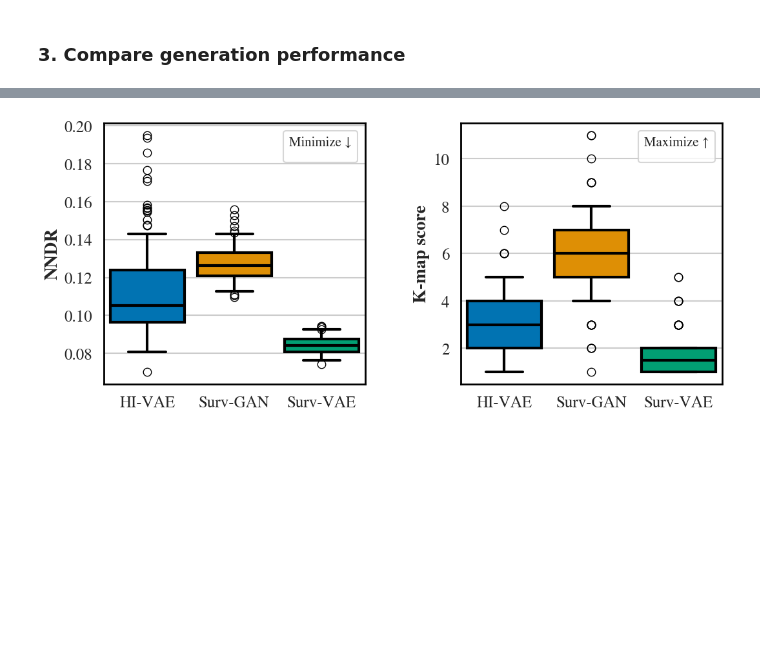
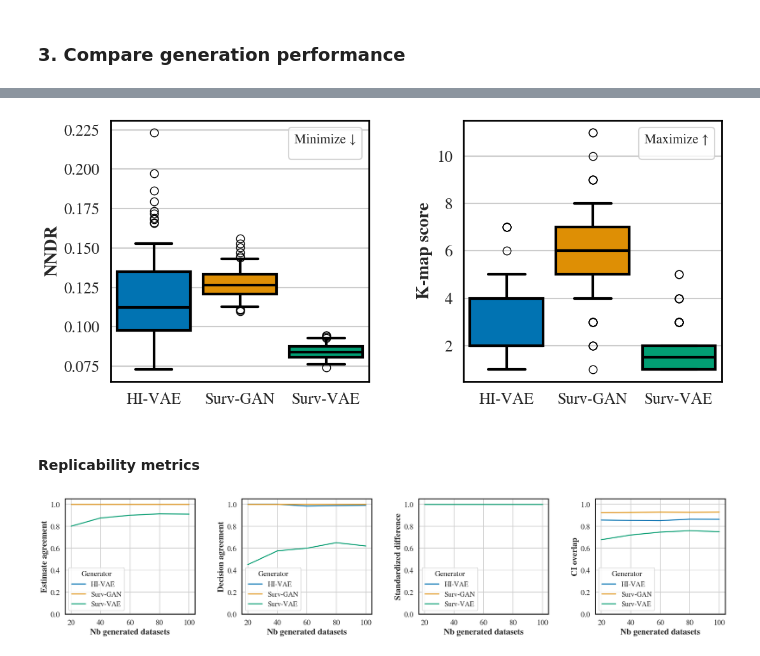
Before and after one commit to aguilloux/HI-VAE_Pytorch, a Jupyter notebook: tutorial_Aids_compare.ipynb, the cells around one changed output, grey strips where cells are left out. Drawn from its saved outputs; the diff is of its cells as text; code cells hidden in the pictures; blank space fills up the shorter version.

```diff
--- a/tutorial_Aids_compare.ipynb
+++ b/tutorial_Aids_compare.ipynb
@@ -160,4 +166,17 @@ visualize_perf(scores_df, metrics=[['Survival curves distance', "min"], ['Detect
 # %%
-visualize_perf(scores_df, metrics=[['NNDR', "min"], ['K-map score', "max"]])
+visualize_general_perf(general_scores_df, metrics=[['NNDR', "min"], ['K-map score', "max"]])
 # %% [output]
-[figure, old version]
+[figure, new version]
+# %% [markdown]
+#### Replicability metrics
+# %%
+from utils.metrics import replicability_ext
+replicability_scores = []
+for generator_name in generators_sel:
+    replicability_scores.append(replicability_ext(df_init, df_syn_dict[generator_name], generator_name))
+replicability_scores_df = pd.concat(replicability_scores, ignore_index=True)
+# %%
+from utils.visualization import visualize_replicability_perf
+visualize_replicability_perf(replicability_scores_df)
+# %% [output]
+[figure, added]
```
Also changed, not shown: parts of 9 cells of this notebook, 3 other files.
